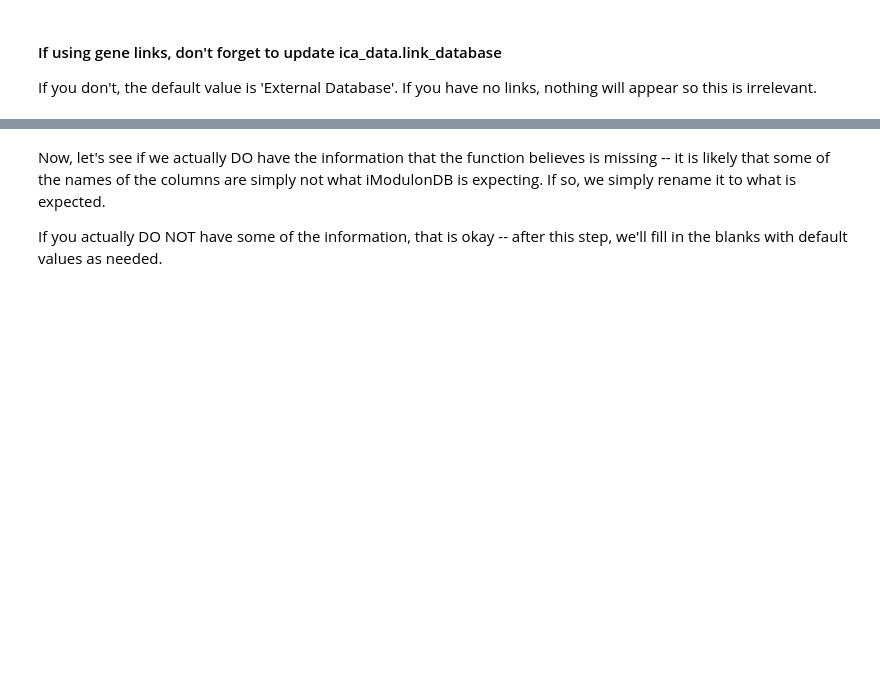
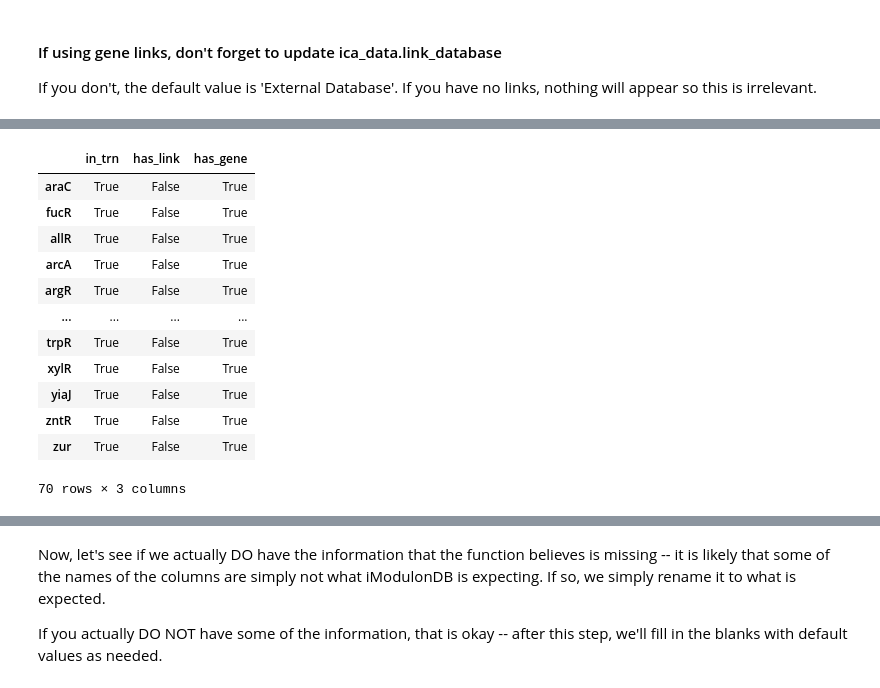
Before and after one commit to SBRG/pymodulon, a Jupyter notebook: notebooks/iModulonDB_setup.ipynb, the cells around one changed output, grey strips where cells are left out. Drawn from its saved outputs; the diff is of its cells as text; code cells hidden in the pictures; blank space fills up the shorter version.

```diff
--- a/notebooks/iModulonDB_setup.ipynb
+++ b/notebooks/iModulonDB_setup.ipynb
@@ -32,3 +29,5 @@ ica_data = load_json_model('../example_data/example.json')
+# %%
+ica_data = load_ecoli_data()
 # %% [markdown]
 ## Step 2: Fill out some metadata
 
@@ -164,0 +199,2 @@ imodulondb_compatibility(ica_data)
+# %%
+table_issues, tf_issues, missing_g_links, missing_DOIs = imodulondb_compatibility(ica_data)
@@ -164,0 +214,16 @@ imodulondb_compatibility(ica_data)
+# %%
+tf_issues
+# %% [output]
+|  | in_trn | has_link | has_gene |
+| araC | True | False | True |
+| fucR | True | False | True |
+| allR | True | False | True |
+| arcA | True | False | True |
+| argR | True | False | True |
+| ... | ... | ... | ... |
+| trpR | True | False | True |
+| xylR | True | False | True |
+| yiaJ | True | False | True |
+| zntR | True | False | True |
+| zur | True | False | True |
+70 rows × 3 columns
```
Also changed, not shown: parts of 22 cells of this notebook.
